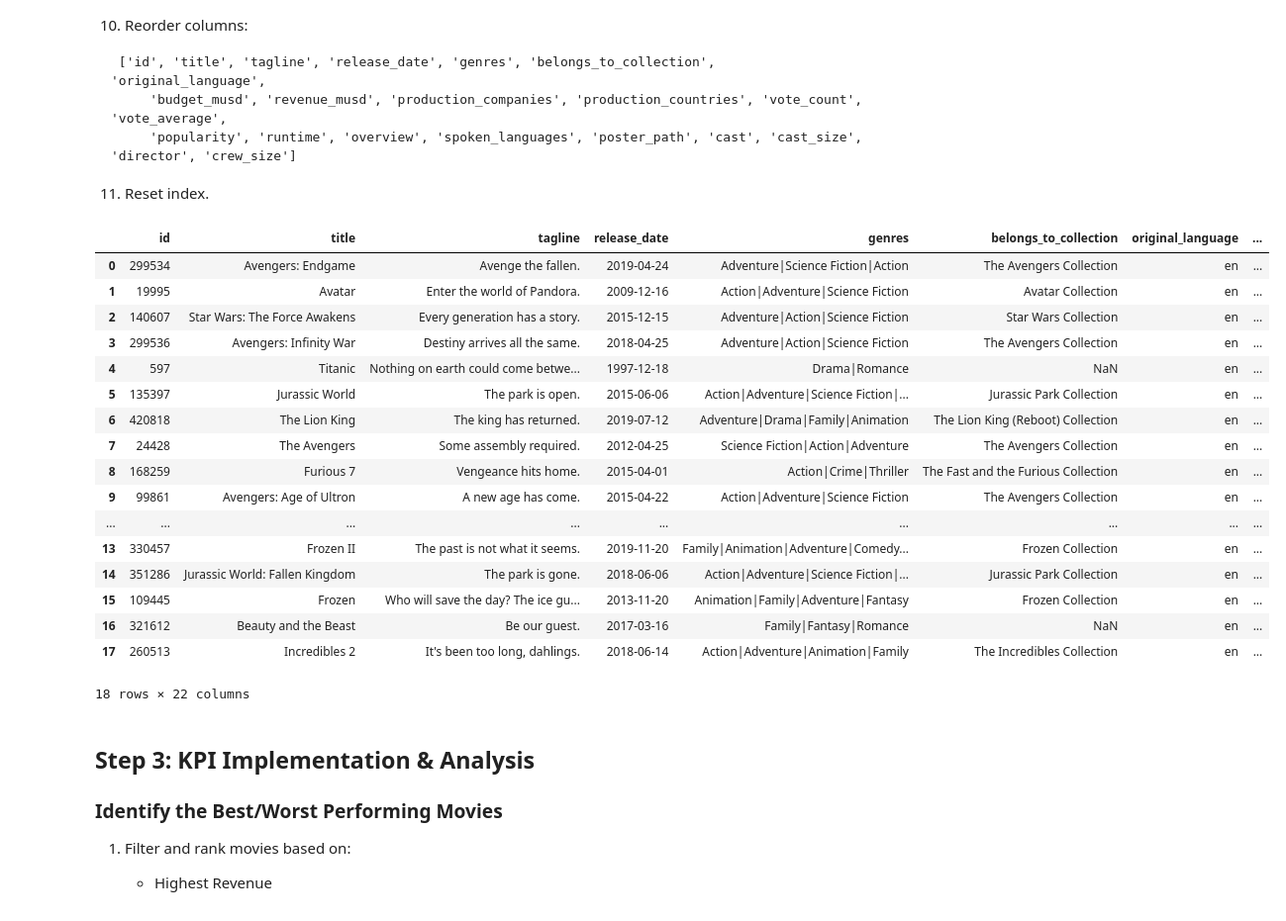
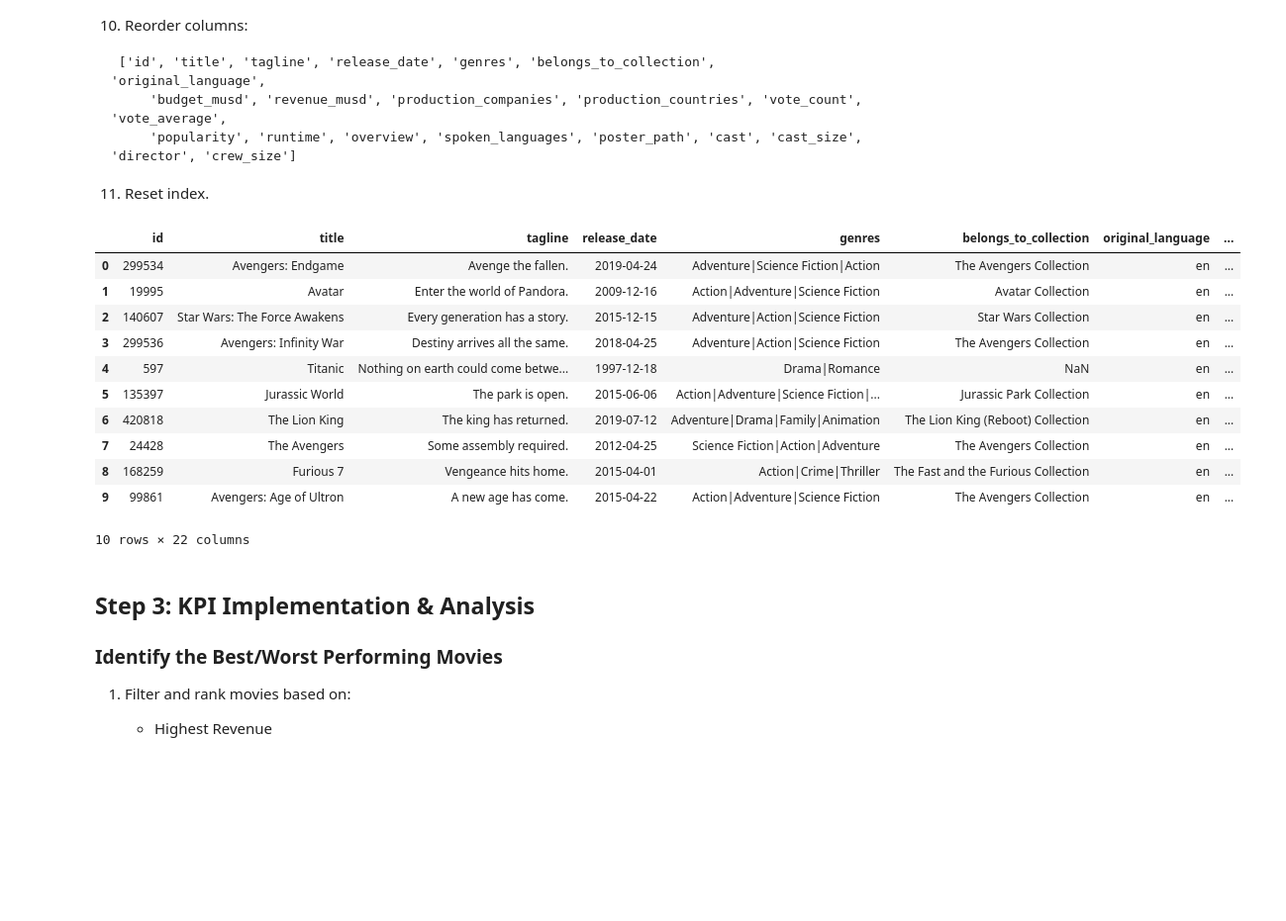
Before and after one commit to hubiverse/amalitech-de-labs, a Jupyter notebook: dem02_tmdb_movie/main.ipynb, the cells around one changed output. Shown at 99% size. Saved outputs shown, nothing was run; the diff lists cells and outputs as text; code cells hidden in the pictures; blank space fills up the shorter version.

```diff
--- a/dem02_tmdb_movie/main.ipynb
+++ b/dem02_tmdb_movie/main.ipynb
@@ -273,38 +273,32 @@ Handling Missing & Incorrect Data
 # %%
 # Define the columns to drop
 cols_to_drop = ['adult', 'imdb_id', 'original_title', 'video', 'homepage']
 
 # Define the final column order as per instructions
 final_column_order = [
     'id', 'title', 'tagline', 'release_date', 'genres', 'belongs_to_collection',
     'original_language', 'budget_musd', 'revenue_musd', 'production_companies',
     'production_countries', 'vote_count', 'vote_average', 'popularity', 'runtime',
     'overview', 'spoken_languages', 'poster_path', 'cast', 'cast_size', 'director', 'crew_size'
 ]
 
 # Cleaning pipeline using chaining
 df_cleaned  = clean_movie_df(df, cols_to_drop=cols_to_drop, final_column_order=final_column_order)
 
-df_cleaned.head(30)
+df_cleaned.head(10)
 # %% [output]
 |  | id | title | tagline | release_date | genres | belongs_to_collection | original_language | ... |
 | 0 | 299534 | Avengers: Endgame | Avenge the fallen. | 2019-04-24 | Adventure|Science Fiction|Action | The Avengers Collection | en | ... |
 | 1 | 19995 | Avatar | Enter the world of Pandora. | 2009-12-16 | Action|Adventure|Science Fiction | Avatar Collection | en | ... |
 | 2 | 140607 | Star Wars: The Force Awakens | Every generation has a story. | 2015-12-15 | Adventure|Action|Science Fiction | Star Wars Collection | en | ... |
 | 3 | 299536 | Avengers: Infinity War | Destiny arrives all the same. | 2018-04-25 | Adventure|Action|Science Fiction | The Avengers Collection | en | ... |
 | 4 | 597 | Titanic | Nothing on earth could come betwe... | 1997-12-18 | Drama|Romance | NaN | en | ... |
 | 5 | 135397 | Jurassic World | The park is open. | 2015-06-06 | Action|Adventure|Science Fiction|... | Jurassic Park Collection | en | ... |
 | 6 | 420818 | The Lion King | The king has returned. | 2019-07-12 | Adventure|Drama|Family|Animation | The Lion King (Reboot) Collection | en | ... |
 | 7 | 24428 | The Avengers | Some assembly required. | 2012-04-25 | Science Fiction|Action|Adventure | The Avengers Collection | en | ... |
 | 8 | 168259 | Furious 7 | Vengeance hits home. | 2015-04-01 | Action|Crime|Thriller | The Fast and the Furious Collection | en | ... |
 | 9 | 99861 | Avengers: Age of Ultron | A new age has come. | 2015-04-22 | Action|Adventure|Science Fiction | The Avengers Collection | en | ... |
-| ... | ... | ... | ... | ... | ... | ... | ... | ... |
-| 13 | 330457 | Frozen II | The past is not what it seems. | 2019-11-20 | Family|Animation|Adventure|Comedy... | Frozen Collection | en | ... |
-| 14 | 351286 | Jurassic World: Fallen Kingdom | The park is gone. | 2018-06-06 | Action|Adventure|Science Fiction|... | Jurassic Park Collection | en | ... |
-| 15 | 109445 | Frozen | Who will save the day? The ice gu... | 2013-11-20 | Animation|Family|Adventure|Fantasy | Frozen Collection | en | ... |
-| 16 | 321612 | Beauty and the Beast | Be our guest. | 2017-03-16 | Family|Fantasy|Romance | NaN | en | ... |
-| 17 | 260513 | Incredibles 2 | It's been too long, dahlings. | 2018-06-14 | Action|Adventure|Animation|Family | The Incredibles Collection | en | ... |
-18 rows × 22 columns
+10 rows × 22 columns
 # %% [markdown]
 ## Step 3: KPI Implementation & Analysis
 
```
Also changed, not shown: parts of 6 cells of this notebook, 10 other files.
